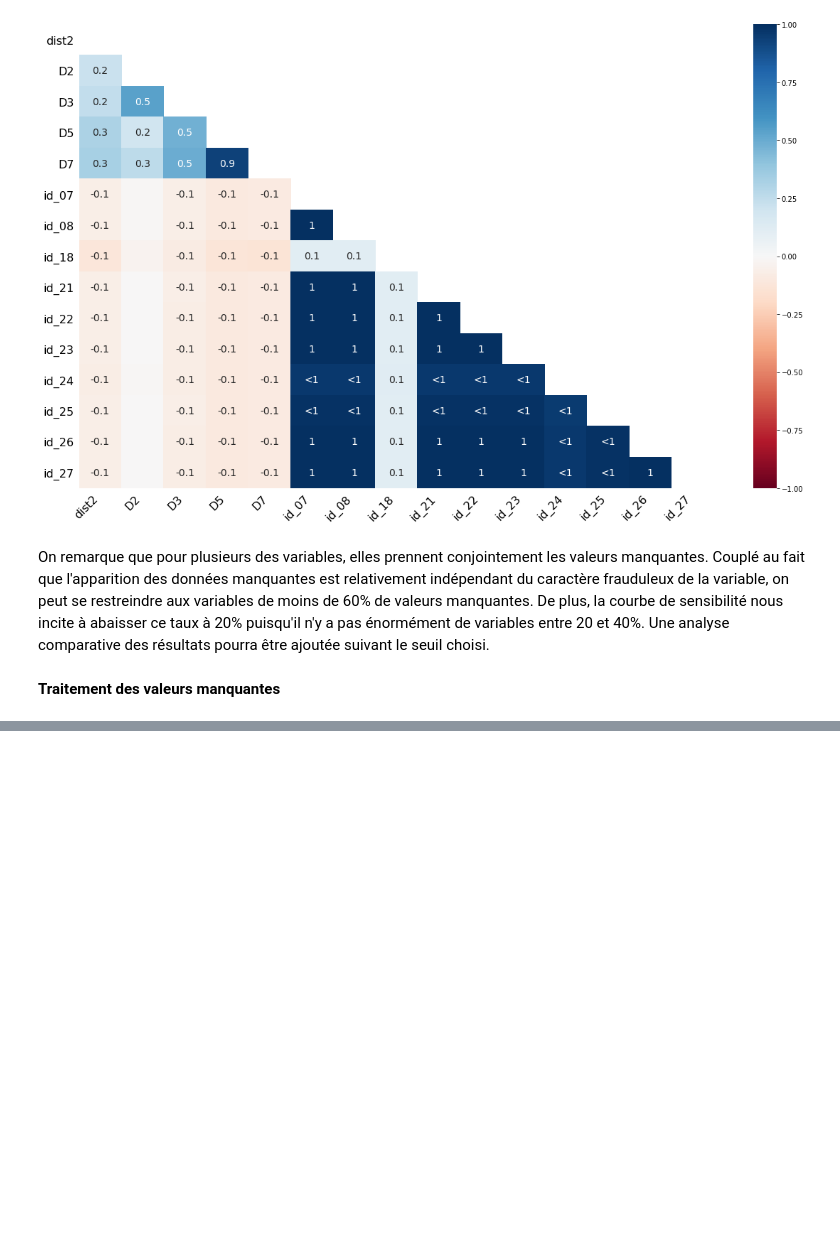
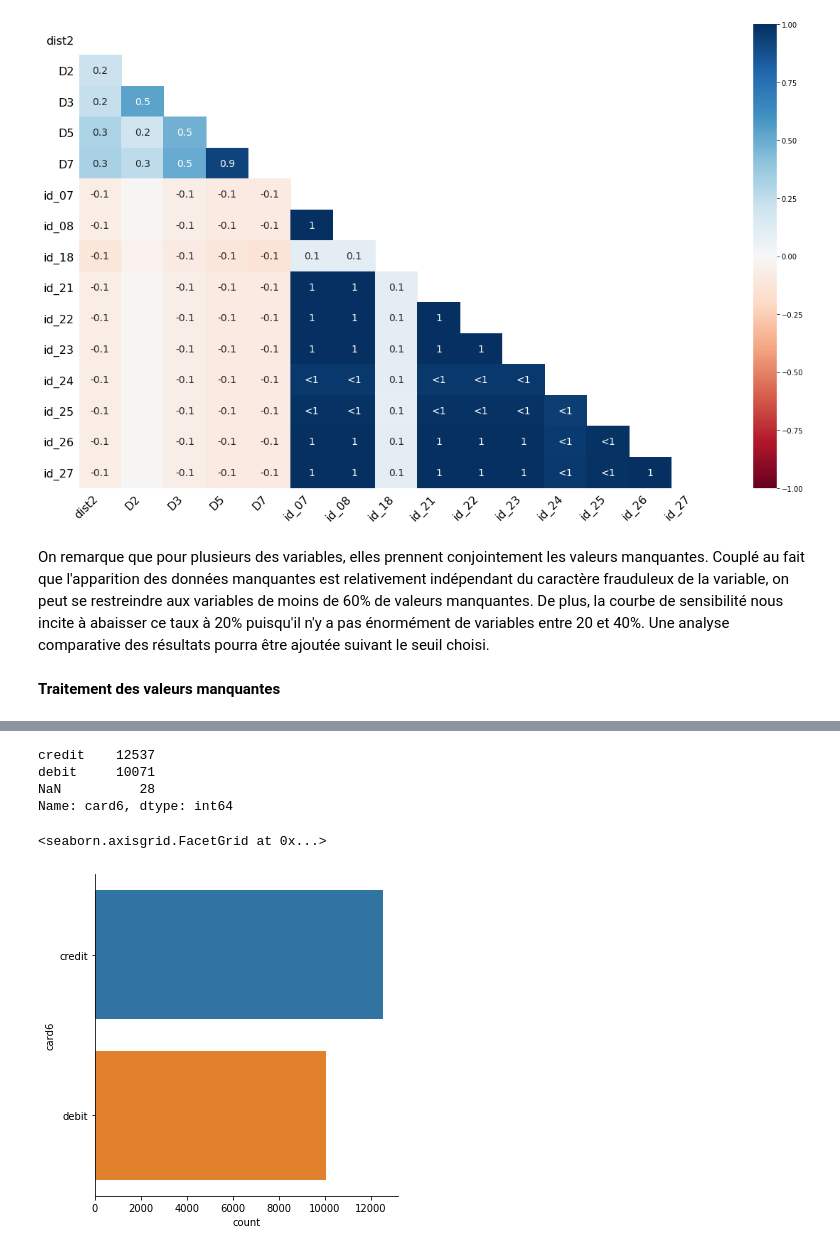
Before and after one commit to trodrigue1304/Fraud_detection_algorithm, a Jupyter notebook: source.ipynb, the cells around one changed output, grey strips where cells are left out. Saved outputs shown, nothing was run; the diff lists cells and outputs as text; code cells hidden in the pictures; blank space fills up the shorter version.

```diff
--- a/source.ipynb
+++ b/source.ipynb
@@ -290,0 +332,10 @@ train_imputed
+# %%
+print(train_imputed['card6'].value_counts(dropna=False))
+sns.catplot(y='card6',kind='count',data=train_imputed)
+# %% [output]
+credit    12537
+debit     10071
+NaN          28
+Name: card6, dtype: int64
+<seaborn.axisgrid.FacetGrid at 0x...>
+[figure, added]
```
Also changed, not shown: parts of 29 cells of this notebook.
